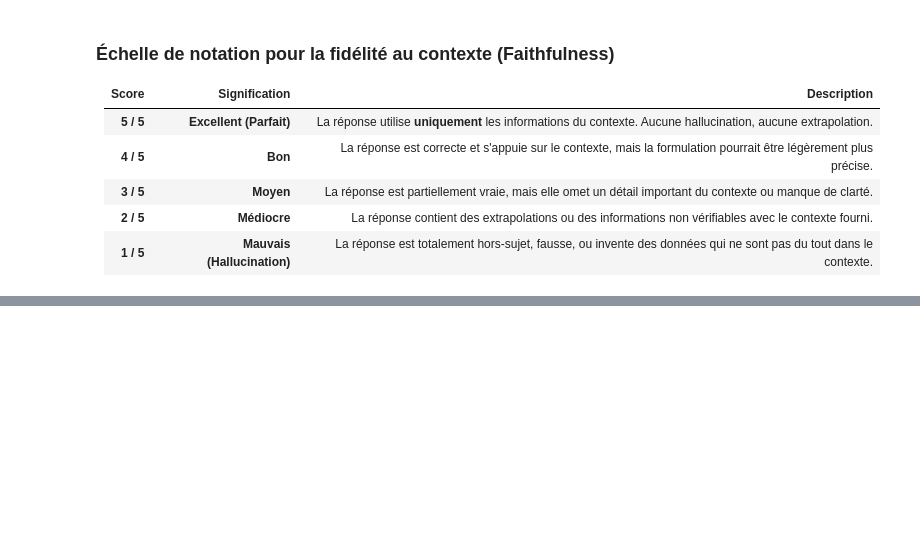
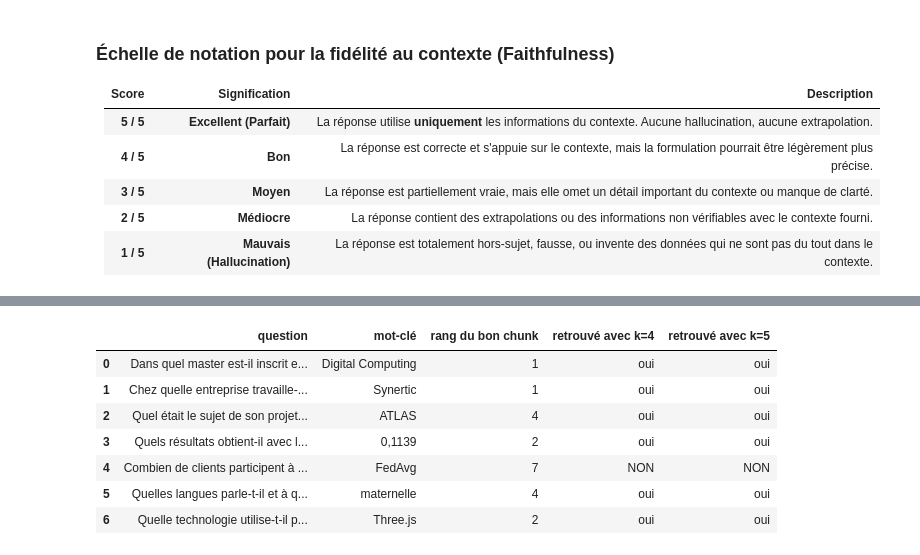
Before and after one commit to Hatim-elaalgi/systeme-distribue-agentique, a Jupyter notebook: TP4_rag/TP4_RAG.ipynb, the cells around one changed output, grey strips where cells are left out. Saved outputs shown, nothing was run; the diff lists cells and outputs as text; code cells hidden in the pictures; blank space fills up the shorter version.

```diff
--- a/TP4_rag/TP4_RAG.ipynb
+++ b/TP4_rag/TP4_RAG.ipynb
@@ -404,4 +554,0 @@ comparaison
-# %%
-for col in ["rang (mpnet, 768 d)", "rang (MiniLM, 384 d)"]:
-    r = comparaison[col]
-    print(f"{col:<22} dans le top 5 : {(r <= 5).sum()}/{len(r)} | rang moyen : {r.mean():.1f} | MRR : {(1 / r).mean():.2f}")
@@ -411,0 +555,4 @@ for col in ["rang (mpnet, 768 d)", "rang (MiniLM, 384 d)"]:
+# %%
+for q, j in jugements.items():
+    if (extraire_score(j) or 0) < 5:
+        print(f"### {q}\n" + "\n".join(j.strip().splitlines()[-12:]) + "\n")
@@ -411,0 +607,20 @@ for col in ["rang (mpnet, 768 d)", "rang (MiniLM, 384 d)"]:
+# %%
+def rang_du_bon_chunk(question, mot_cle):
+    docs = vectorstore.similarity_search(question, k=vectorstore._collection.count())
+    return next((r for r, d in enumerate(docs, start=1) if mot_cle in normaliser(d.page_content)), None)
+
+
+diagnostic = pd.DataFrame([{"question": q, "mot-clé": m, "rang du bon chunk": rang_du_bon_chunk(q, m)}
+                           for q, m, _ in questions if m is not None])
+for k in (4, 5):
+    diagnostic[f"retrouvé avec k={k}"] = diagnostic["rang du bon chunk"].le(k).map({True: "oui", False: "NON"})
+diagnostic
+# %% [output]
+|  | question | mot-clé | rang du bon chunk | retrouvé avec k=4 | retrouvé avec k=5 |
+| 0 | Dans quel master est-il inscrit e... | Digital Computing | 1 | oui | oui |
+| 1 | Chez quelle entreprise travaille-... | Synertic | 1 | oui | oui |
+| 2 | Quel était le sujet de son projet... | ATLAS | 4 | oui | oui |
+| 3 | Quels résultats obtient-il avec l... | 0,1139 | 2 | oui | oui |
+| 4 | Combien de clients participent à ... | FedAvg | 7 | NON | NON |
+| 5 | Quelles langues parle-t-il et à q... | maternelle | 4 | oui | oui |
+| 6 | Quelle technologie utilise-t-il p... | Three.js | 2 | oui | oui |
```
Also changed, not shown: parts of 31 cells of this notebook, 2 other files.
